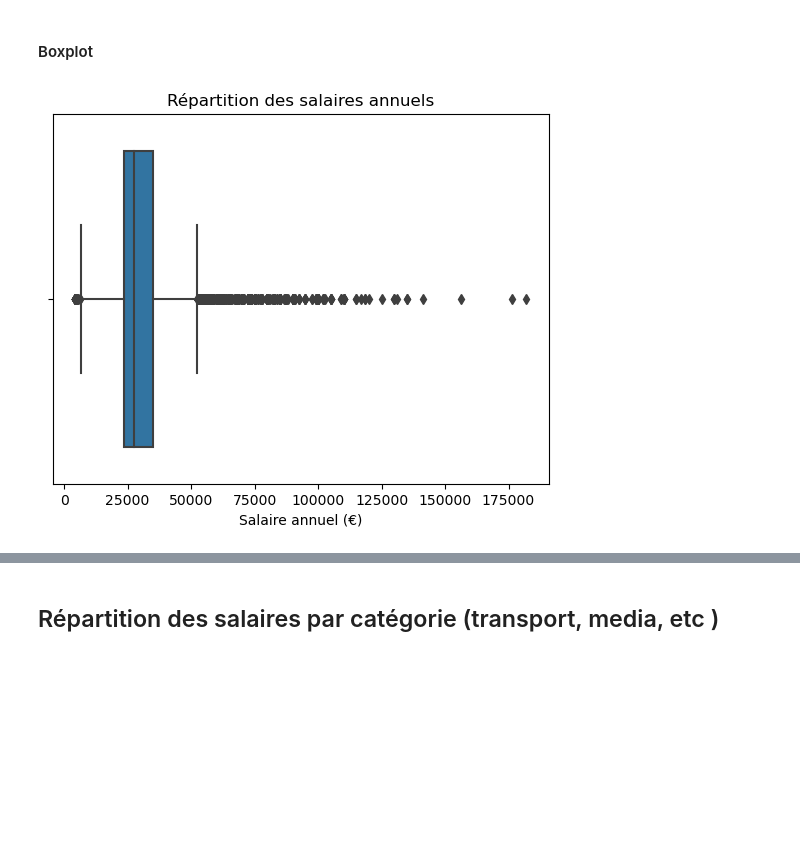
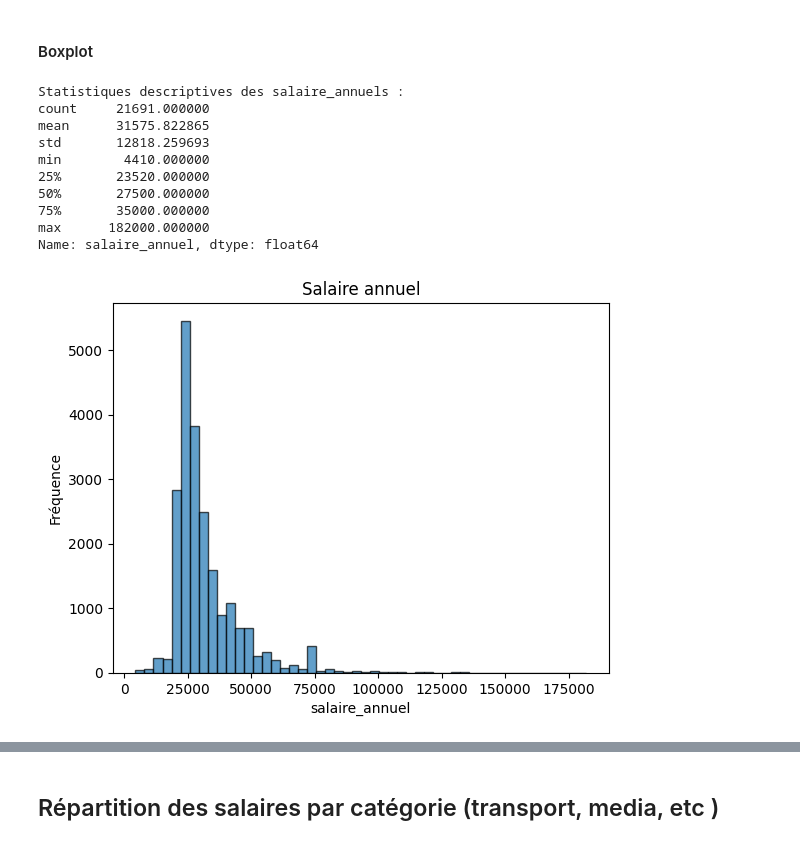
Before and after one commit to smnnawal4/projet-salaires, a Jupyter notebook: stats.ipynb, the cells around one changed output, grey strips where cells are left out. Drawn from its saved outputs; the diff is of its cells as text; code cells hidden in the pictures; blank space fills up the shorter version.

```diff
--- a/stats.ipynb
+++ b/stats.ipynb
@@ -55,11 +40,26 @@ print(df.head())
 ## Distribution des salaires
 # %% [markdown]
 #### Boxplot
-# %%
-sns.boxplot(data=df, x='salaire_annuel')
-plt.title('Répartition des salaires annuels')
-plt.xlabel('Salaire annuel (€)')
-plt.show()
-# %% [output]
-[figure, removed]
+# %%
+print("Statistiques descriptives des salaire_annuels :")
+print(df['salaire_annuel'].describe())
+
+# Histogramme de la répartition des salaire_annuels
+plt.hist(df['salaire_annuel'], bins=50, edgecolor='black', alpha=0.7)
+plt.title("Salaire annuel")
+plt.xlabel("salaire_annuel")
+plt.ylabel("Fréquence")
+plt.show()
+# %% [output]
+Statistiques descriptives des salaire_annuels :
+count     21691.000000
+mean      31575.822865
+std       12818.259693
+min        4410.000000
+25%       23520.000000
+50%       27500.000000
+75%       35000.000000
+max      182000.000000
+Name: salaire_annuel, dtype: float64
+[figure, added]
 # %% [markdown]
```
Also changed, not shown: parts of 7 cells of this notebook.
